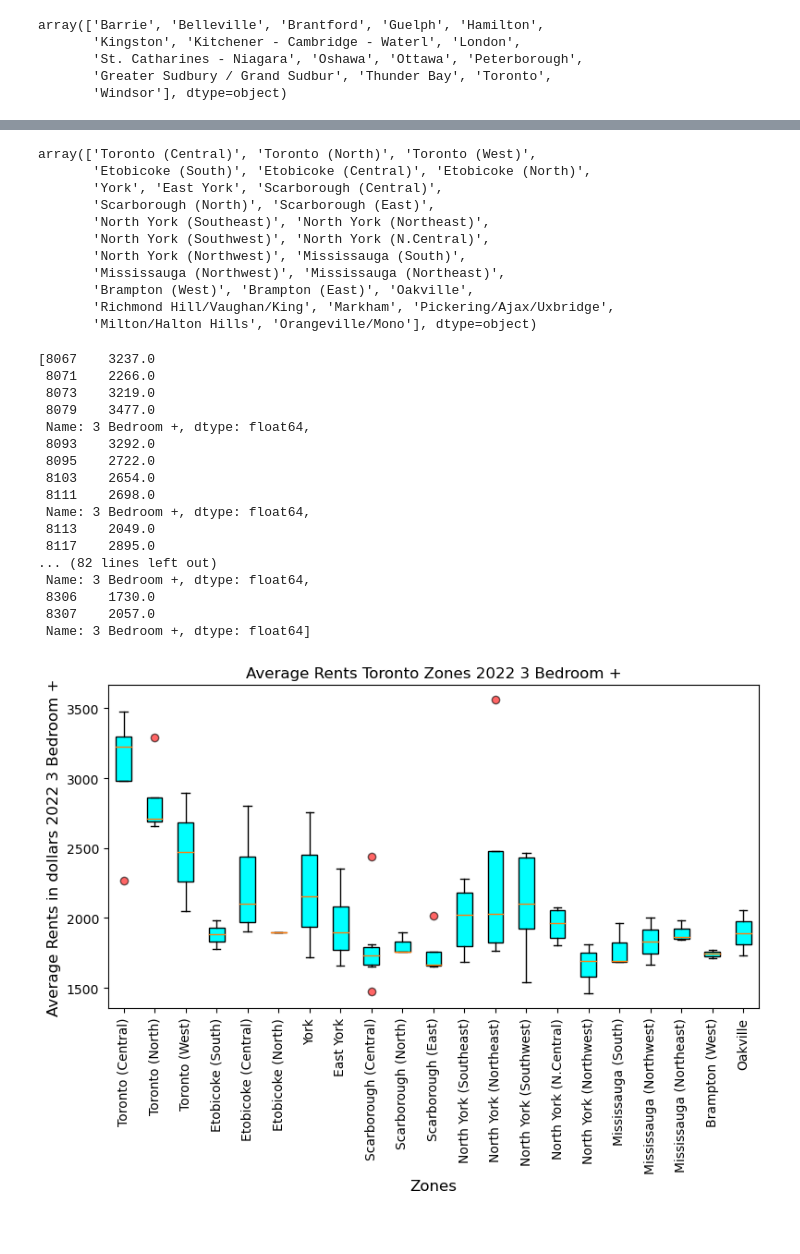
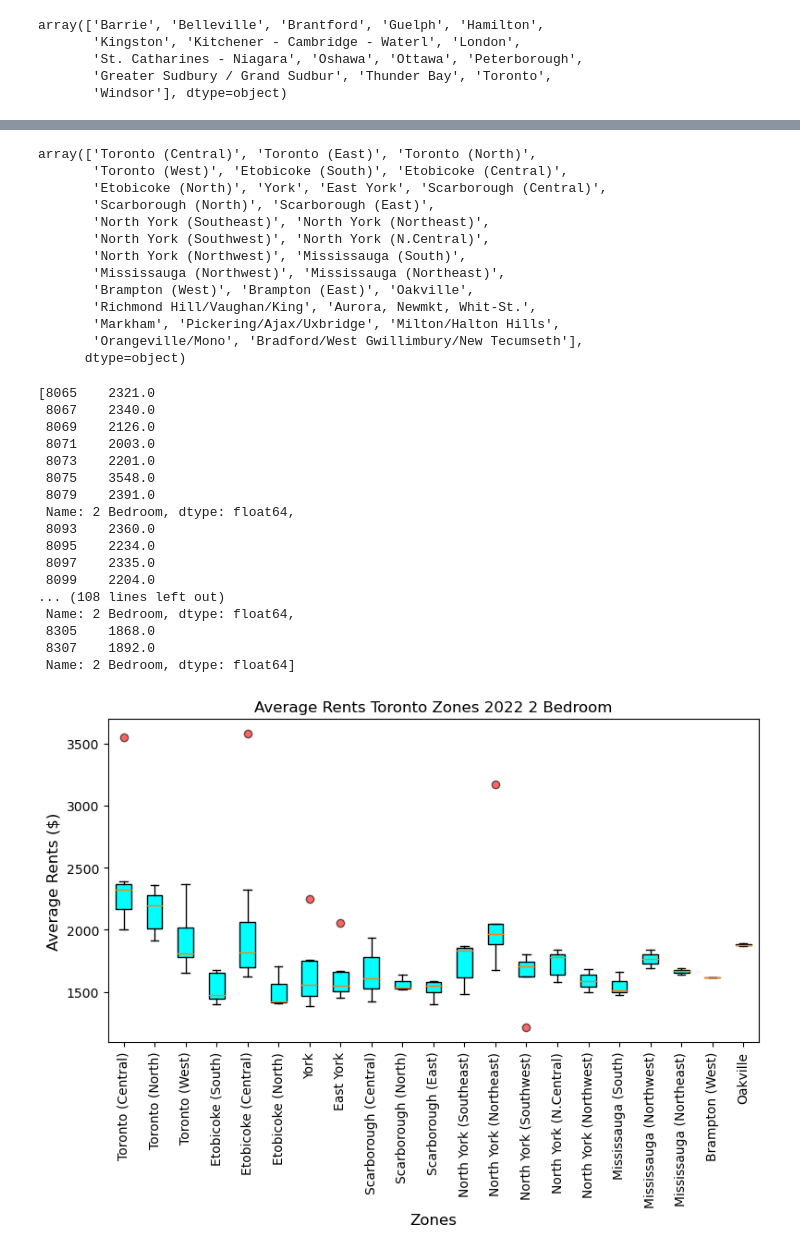
Before and after one commit to joshi-swetam/Rental-Market-Analysis-Project-one, a Jupyter notebook: Box Plots_Rimple/Boxplot_Loop.ipynb, the cells around one changed output, grey strips where cells are left out. Saved outputs shown, nothing was run; the diff lists cells and outputs as text; code cells hidden in the pictures.

```diff
--- a/Box Plots_Rimple/Boxplot_Loop.ipynb
+++ b/Box Plots_Rimple/Boxplot_Loop.ipynb
@@ -39,7 +39,7 @@ def data_set(filepath,Province,Year,column):
 # %%
 #Check if the function works fine and get the provinces
 Year = 2022
-column = "3 Bedroom +"
+column = "2 Bedroom"
 df_Ontario = data_set(path_rental, "Ont.",Year,column)
 df_Quebec = data_set(path_rental,"Que",Year,column)
 df_BC = data_set(path_rental, "B.C.",Year,column)
@@ -136,17 +136,19 @@ df_Toronto
 # get unique zones
 df_Toronto["Zone"].unique()
 # %% [output]
-array(['Toronto (Central)', 'Toronto (North)', 'Toronto (West)',
-       'Etobicoke (South)', 'Etobicoke (Central)', 'Etobicoke (North)',
-       'York', 'East York', 'Scarborough (Central)',
+array(['Toronto (Central)', 'Toronto (East)', 'Toronto (North)',
+       'Toronto (West)', 'Etobicoke (South)', 'Etobicoke (Central)',
+       'Etobicoke (North)', 'York', 'East York', 'Scarborough (Central)',
        'Scarborough (North)', 'Scarborough (East)',
        'North York (Southeast)', 'North York (Northeast)',
        'North York (Southwest)', 'North York (N.Central)',
        'North York (Northwest)', 'Mississauga (South)',
        'Mississauga (Northwest)', 'Mississauga (Northeast)',
        'Brampton (West)', 'Brampton (East)', 'Oakville',
-       'Richmond Hill/Vaughan/King', 'Markham', 'Pickering/Ajax/Uxbridge',
-       'Milton/Halton Hills', 'Orangeville/Mono'], dtype=object)
+       'Richmond Hill/Vaughan/King', 'Aurora, Newmkt, Whit-St.',
+       'Markham', 'Pickering/Ajax/Uxbridge', 'Milton/Halton Hills',
+       'Orangeville/Mono', 'Bradford/West Gwillimbury/New Tecumseth'],
+      dtype=object)
 # %%
 Zones_of_interest = ['Toronto (Central)', 'Toronto (North)', 'Toronto (West)',
        'Etobicoke (South)', 'Etobicoke (Central)', 'Etobicoke (North)',
@@ -165,39 +167,39 @@ for each in Zones_of_interest:
 # %%
 Zonal_data
 # %% [output]
-[8067    3237.0
- 8071    2266.0
- 8073    3219.0
- 8079    3477.0
- Name: 3 Bedroom +, dtype: float64,
- 8093    3292.0
- 8095    2722.0
- 8103    2654.0
- 8111    2698.0
- Name: 3 Bedroom +, dtype: float64,
- 8113    2049.0
- 8117    2895.0
-... (82 lines left out)
- Name: 3 Bedroom +, dtype: float64,
- 8306    1730.0
- 8307    2057.0
- Name: 3 Bedroom +, dtype: float64]
+[8065    2321.0
+ 8067    2340.0
+ 8069    2126.0
+ 8071    2003.0
+ 8073    2201.0
+ 8075    3548.0
+ 8079    2391.0
+ Name: 2 Bedroom, dtype: float64,
+ 8093    2360.0
+ 8095    2234.0
+ 8097    2335.0
+ 8099    2204.0
+... (108 lines left out)
+ Name: 2 Bedroom, dtype: float64,
+ 8305    1868.0
+ 8307    1892.0
+ Name: 2 Bedroom, dtype: float64]
 # %%
 #plot the data
 x_data = Zonal_data
 plt.rcParams["figure.figsize"] = [8,6]
 plt.rcParams["figure.autolayout"] = True
 box_plot = plt.boxplot(x = x_data,labels = Zones_of_interest, flierprops = out_patch,patch_artist = True)
 color = ["Cyan"]
 colors = color*len(Zones_of_interest)
 plt.xlabel("Zones",fontsize = 12)
-plt.ylabel(f"Average Rents in dollars {Year} {column}",fontsize = 12,)
+plt.ylabel(f"Average Rents ($)",fontsize = 12,)
 plt.title(f"Average Rents Toronto Zones {Year} {column}",fontsize = 12)
 plt.xticks(rotation = 90)
 for patch,color in zip(box_plot["boxes"],colors):
     patch.set_facecolor(color)
 plt.savefig(f"Average Rents Toronto {Year} {column}.png")
 plt.tight_layout
 plt.show()
 # %% [output]
-[figure, old version]
+[figure, new version]
```
Also changed, not shown: parts of 3 cells of this notebook, 15 other files.
